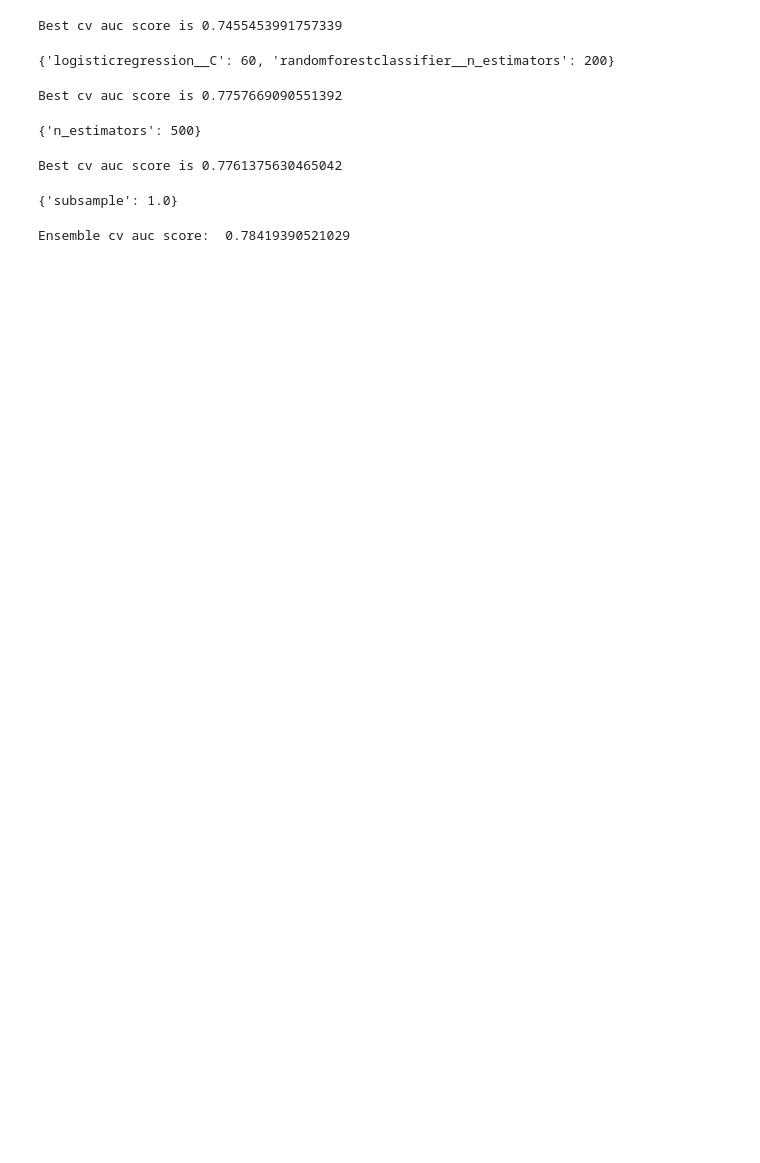
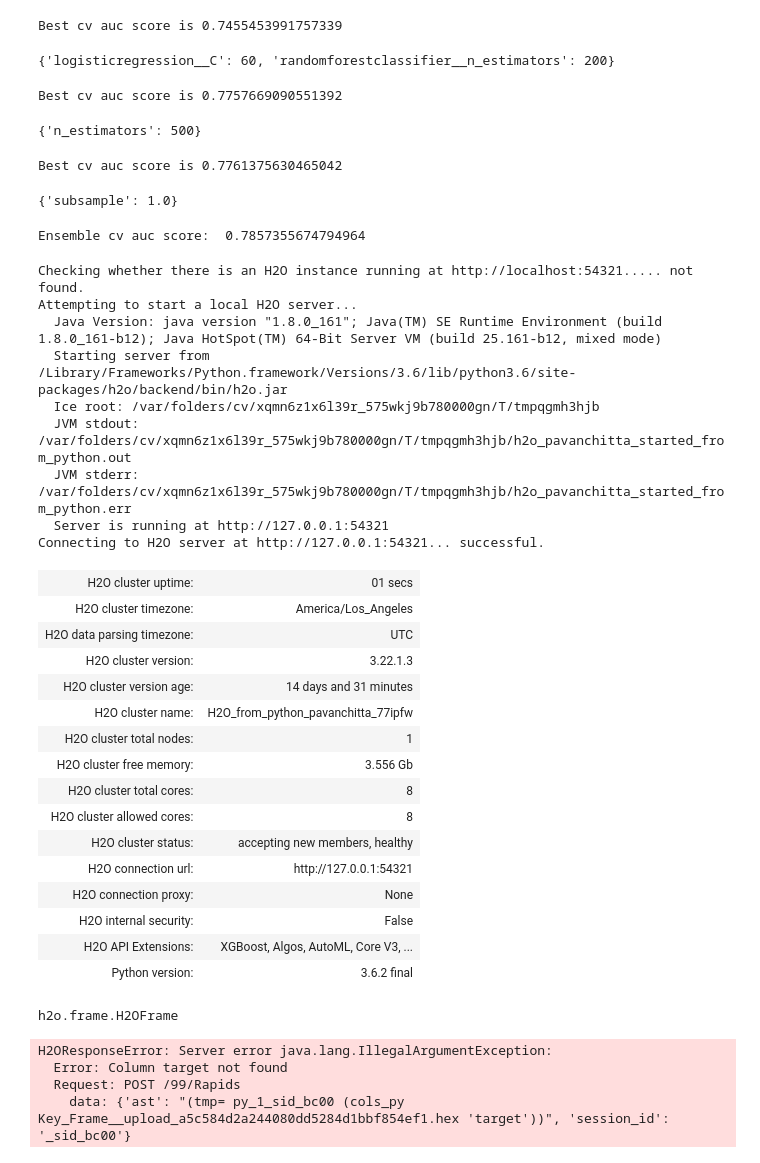
Before and after one commit to pavanchitta/CS155-Project1, a Jupyter notebook: cs155-project1.ipynb, the cells around one changed output. Cells and saved outputs as stored; diff of their text form; code cells hidden in the pictures; blank space fills up the shorter version.

```diff
--- a/cs155-project1.ipynb
+++ b/cs155-project1.ipynb
@@ -171,9 +171,38 @@ grid.best_params_
 {'subsample': 1.0}
 # %%
 from sklearn.ensemble import VotingClassifier
-clf_rf = RandomForestClassifier(n_estimators=500, criterion='entropy', n_jobs=-1, max_features=10, min_samples_split=10)
+clf_rf = RandomForestClassifier(n_estimators=500, criterion='entropy', n_jobs=-1, max_features=30, min_samples_split=10)
 gbm = GradientBoostingClassifier(subsample=1.0, n_estimators=125, min_samples_split=10, max_depth=2)
 eclf = VotingClassifier(estimators=[('rf', clf_rf), ('gbm', gbm)], n_jobs=-1, voting='soft')
 print("Ensemble cv auc score: ", np.mean(cross_val(eclf, X_train, y_train)['test_score']))
 # %% [output]
-Ensemble cv auc score:  0.78419390521029
+Ensemble cv auc score:  0.7857355674794964
+# %%
+import h2o
+h2o.init()
+# %% [output]
+Checking whether there is an H2O instance running at http://localhost:54321..... not found.
+Attempting to start a local H2O server...
+  Java Version: java version "1.8.0_161"; Java(TM) SE Runtime Environment (build 1.8.0_161-b12); Java HotSpot(TM) 64-Bit Server VM (build 25.161-b12, mixed mode)
+  Starting server from /Library/Frameworks/Python.framework/Versions/3.6/lib/python3.6/site-packages/h2o/backend/bin/h2o.jar
+  Ice root: /var/folders/cv/xqmn6z1x6l39r_575wkj9b780000gn/T/tmpqgmh3hjb
+  JVM stdout: /var/folders/cv/xqmn6z1x6l39r_575wkj9b780000gn/T/tmpqgmh3hjb/h2o_pavanchitta_started_from_python.out
+  JVM stderr: /var/folders/cv/xqmn6z1x6l39r_575wkj9b780000gn/T/tmpqgmh3hjb/h2o_pavanchitta_started_from_python.err
+  Server is running at http://127.0.0.1:54321
+Connecting to H2O server at http://127.0.0.1:54321... successful.
+| H2O cluster uptime: | 01 secs |
+| H2O cluster timezone: | America/Los_Angeles |
+| H2O data parsing timezone: | UTC |
+| H2O cluster version: | 3.22.1.3 |
+| H2O cluster version age: | 14 days and 31 minutes |
+| H2O cluster name: | H2O_from_python_pavanchitta_77ipfw |
+| H2O cluster total nodes: | 1 |
+| H2O cluster free memory: | 3.556 Gb |
+| H2O cluster total cores: | 8 |
+| H2O cluster allowed cores: | 8 |
+| H2O cluster status: | accepting new members, healthy |
+| H2O connection url: | http://127.0.0.1:54321 |
+| H2O connection proxy: | None |
+| H2O internal security: | False |
+| H2O API Extensions: | XGBoost, Algos, AutoML, Core V3, ... |
+| Python version: | 3.6.2 final |
@@ -179,0 +215,11 @@ Ensemble cv auc score:  0.78419390521029
+# %%
+type(data_train_h2o)
+# %% [output]
+h2o.frame.H2OFrame
+# %%
+data_train_h2o['target']=data_train_h2o['target'].asfactor()
+# %% [output]
+H2OResponseError: Server error java.lang.IllegalArgumentException:
+  Error: Column target not found
+  Request: POST /99/Rapids
+    data: {'ast': "(tmp= py_1_sid_bc00 (cols_py Key_Frame__upload_a5c584d2a244080dd5284d1bbf854ef1.hex 'target'))", 'session_id': '_sid_bc00'}
```
Also changed, not shown: parts of 1 cell of this notebook.
